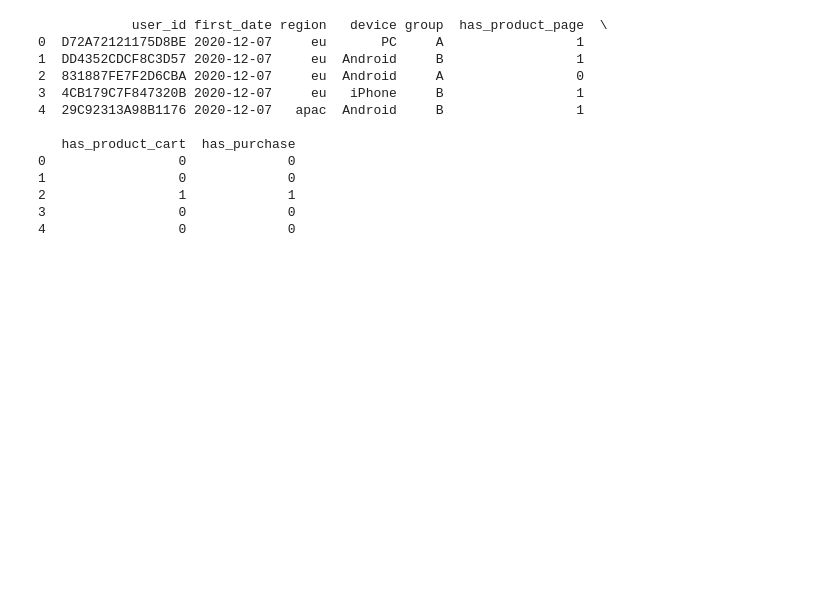
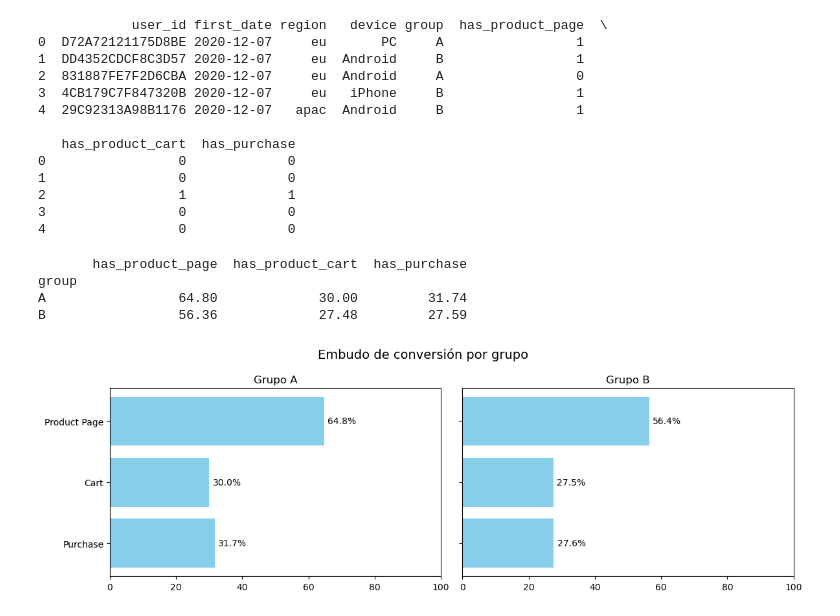
Before and after one commit to latostadorano/tt_s14_final, a Jupyter notebook: test_ab.ipynb, the cells around one changed output. Cells and saved outputs as stored; diff of their text form; code cells hidden in the pictures; blank space fills up the shorter version.

Commit message:
Tasa de conversión por evento por grupo

```diff
--- a/test_ab.ipynb
+++ b/test_ab.ipynb
@@ -493,3 +494,41 @@ print(df_funnel.head())
 2                 1             1
 3                 0             0
 4                 0             0
+# %%
+# Calcular la conversión abslouta por grupo
+
+funnel_summary = (
+    df_funnel.groupby("group")[["has_product_page","has_product_cart","has_purchase"]]
+    .mean()  # promedio de 0/1 = porcentaje de usuarios
+    .mul(100)  # pasamos a %
+    .round(2)
+)
+print(funnel_summary)
+# %% [output]
+       has_product_page  has_product_cart  has_purchase
+group
+A                 64.80             30.00         31.74
+B                 56.36             27.48         27.59
+# %%
+# Graficamos evolución de cada grupo
+
+# etapas en orden
+stages = ["has_purchase", "has_product_cart", "has_product_page"]
+stage_labels = ["Purchase", "Cart", "Product Page"]
+
+fig, axes = plt.subplots(1, 2, figsize=(12,4), sharey=True)
+
+for ax, group in zip(axes, funnel_summary.index):
+    values = funnel_summary.loc[group, stages]
+    ax.barh(stage_labels, values, color="skyblue")
+    ax.set_xlim(0, 100)
+    ax.set_title(f"Grupo {group}")
+    # anotar porcentajes
+    for i, v in enumerate(values):
+        ax.text(v + 1, i, f"{v:.1f}%", va="center")
+
+fig.suptitle("Embudo de conversión por grupo", fontsize=14)
+plt.tight_layout()
+plt.show()
+# %% [output]
+[figure, added]
```
Also changed, not shown: parts of 17 cells of this notebook.
